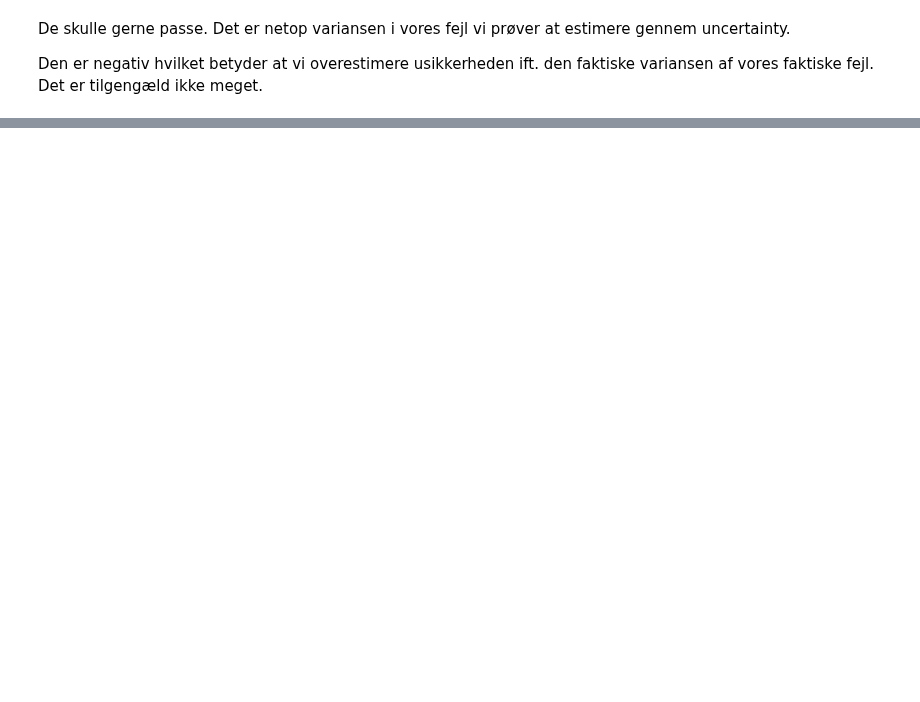
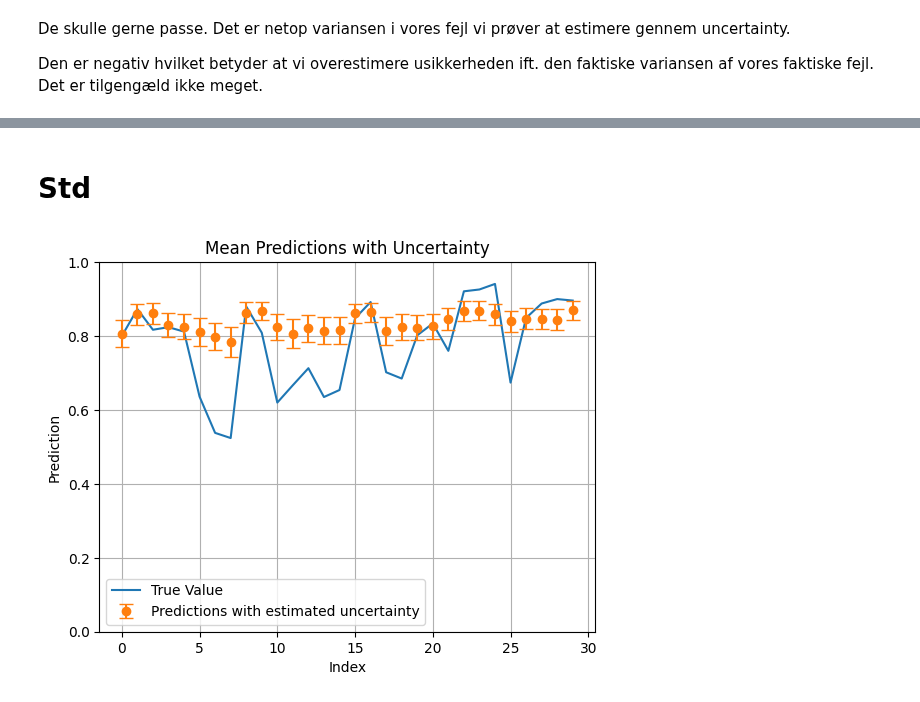
Before and after one commit to clarachristiansen/Bachelor_project, a Jupyter notebook: Uncertainty_quantification.ipynb, the cells around one changed output, grey strips where cells are left out. Drawn from its saved outputs; the diff is of its cells as text; code cells hidden in the pictures; blank space fills up the shorter version.

```diff
--- a/Uncertainty_quantification.ipynb
+++ b/Uncertainty_quantification.ipynb
@@ -309,0 +298,34 @@ plt.show()
+# %% [markdown]
+# Std
+# %%
+# Function to make predictions and estimate uncertainty
+def predict_with_uncertainty_std(models, X_test, transform=''):
+    predictions = np.zeros((X_test.shape[0], len(models)))
+    for i, model in enumerate(models):
+        predictions[:, i] = model.predict(X_test)
+    # True uncertainty
+    true_uncertainty = np.std(predictions - y_test.reshape(365,1), axis=1)
+
+    # Uncertainty estimate via std
+    estimated_uncertainty = np.std(predictions, axis=1)
+    if transform == 'fischer':
+        transformed_uncertainty = fischer_transformation(estimated_uncertainty)
+    elif transform == 'argtan':
+        transformed_uncertainty = arctangent_transformation(estimated_uncertainty)
+    return true_uncertainty, transformed_uncertainty
+
+# Example usage
+true_uncertainty, estimated_uncertainty = predict_with_uncertainty_std(models, X_test, transform='argtan')
+# %%
+# Plot mean predictions with uncertainty
+plt.plot(range(len(mean_pred[-30:])), y_test[-30:], label='True Value')
+plt.errorbar(range(len(mean_pred[-30:])), mean_pred[-30:], yerr=estimated_uncertainty[-30:], fmt='o', capsize=5, label='Predictions with estimated uncertainty')
+plt.xlabel('Index')
+plt.ylabel('Prediction')
+plt.ylim(0, 1)
+plt.title('Mean Predictions with Uncertainty')
+plt.legend()
+plt.grid()
+plt.show()
+# %% [output]
+[figure, added]
```
Also changed, not shown: parts of 16 cells of this notebook.
